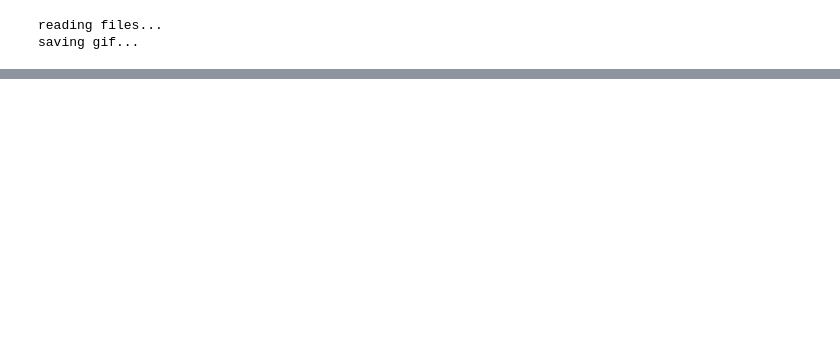
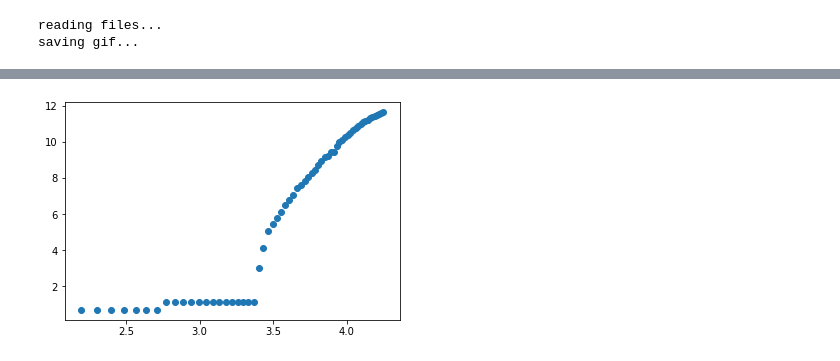
Before and after one commit to UBERCRUZER/covid19, a Jupyter notebook: notebook.ipynb, the cells around one changed output, grey strips where cells are left out. Cells and saved outputs as stored; diff of their text form; code cells hidden in the pictures; blank space fills up the shorter version.

```diff
--- a/notebook.ipynb
+++ b/notebook.ipynb
@@ -158,0 +201,10 @@ saving gif...
+# %%
+# np.array(globalDF[globalDF['Country/Region']=='Italy'].iloc[:,4:].transpose())
+
+y = np.array(globalDF[globalDF['Country/Region']=='Italy'].iloc[:,4:].transpose())
+x = np.arange(np.array(globalDF[globalDF['Country/Region']=='Italy'].iloc[:,4:].transpose()).shape[0])
+
+plt.scatter(np.log(x), np.log(y))
+plt.show()
+# %% [output]
+[figure, added]
```
Also changed, not shown: parts of 9 cells of this notebook, 1 other file.
